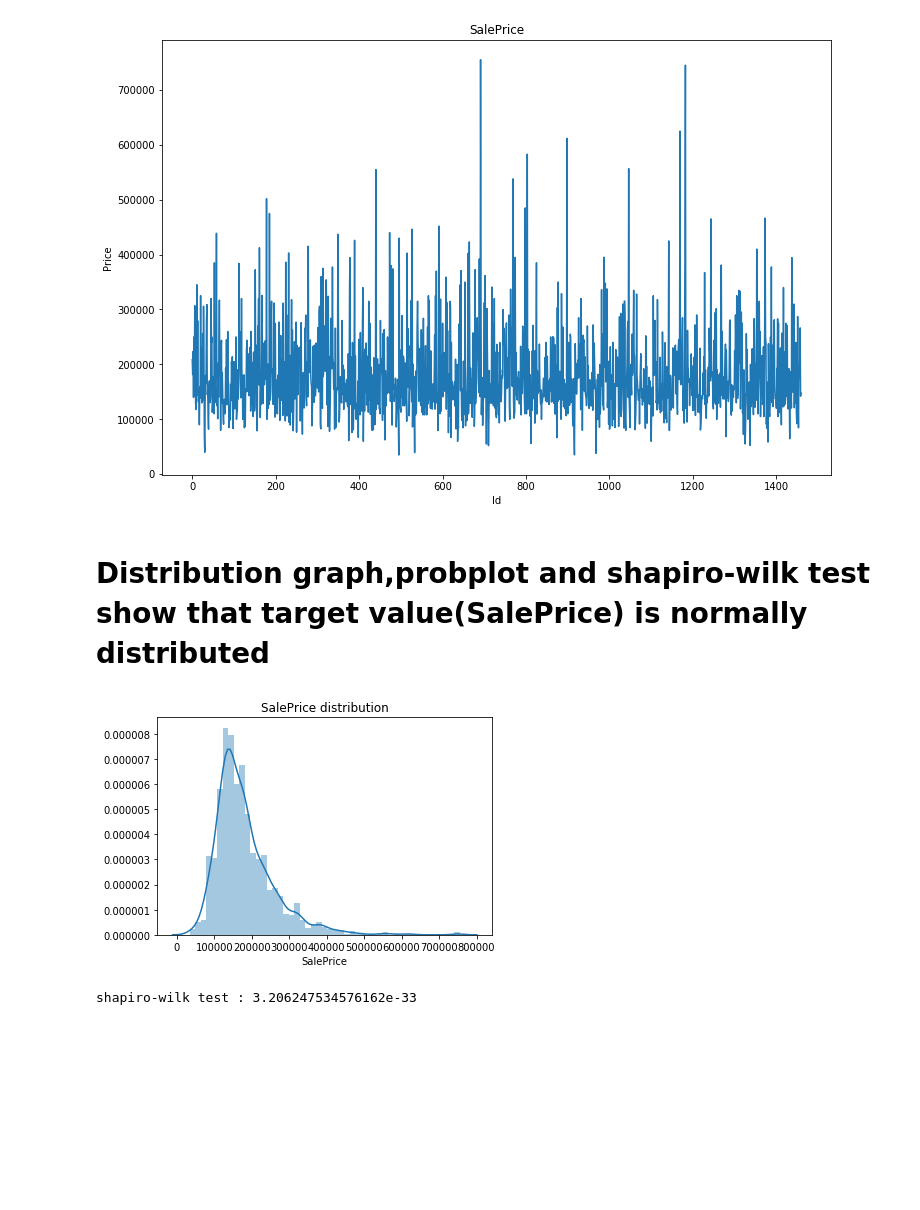
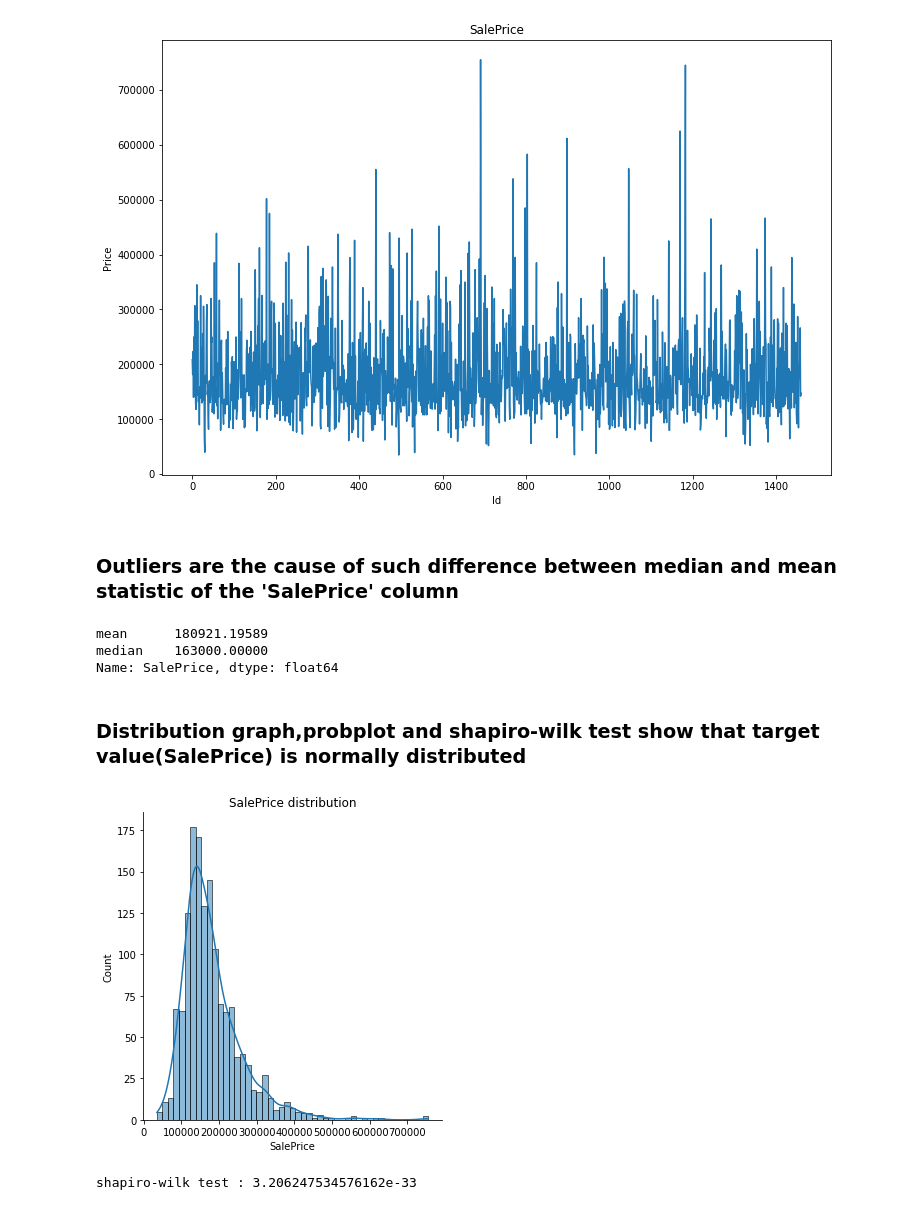
Before and after one commit to VladimirBorisevich/houses_price, a Jupyter notebook: houses_price_prep.ipynb, the cells around one changed output. Saved outputs shown, nothing was run; the diff lists cells and outputs as text; code cells hidden in the pictures; blank space fills up the shorter version.

```diff
--- a/houses_price_prep.ipynb
+++ b/houses_price_prep.ipynb
@@ -51,12 +79,20 @@ plt.ylabel('Price')
 plt.xlabel('Id');
 # %% [output]
 [figure]
+# %% [markdown]
+### Outliers are the cause of such difference between median and mean statistic of the 'SalePrice' column
+# %%
+train.SalePrice.agg([np.mean,np.median])
+# %% [output]
+mean      180921.19589
+median    163000.00000
+Name: SalePrice, dtype: float64
 # %% [markdown]
-# Distribution graph,probplot and shapiro-wilk test show that target value(SalePrice) is normally distributed
+### Distribution graph,probplot and shapiro-wilk test show that target value(SalePrice) is normally distributed
 # %%
-sns.distplot(train.SalePrice)
+sns.displot(train.SalePrice,kde=True)
 plt.title('SalePrice distribution');
 # %% [output]
-[figure, old version]
+[figure, new version]
 # %%
 stats.probplot(train.SalePrice,plot=plt)[1]
```
Also changed, not shown: parts of 46 cells of this notebook.
